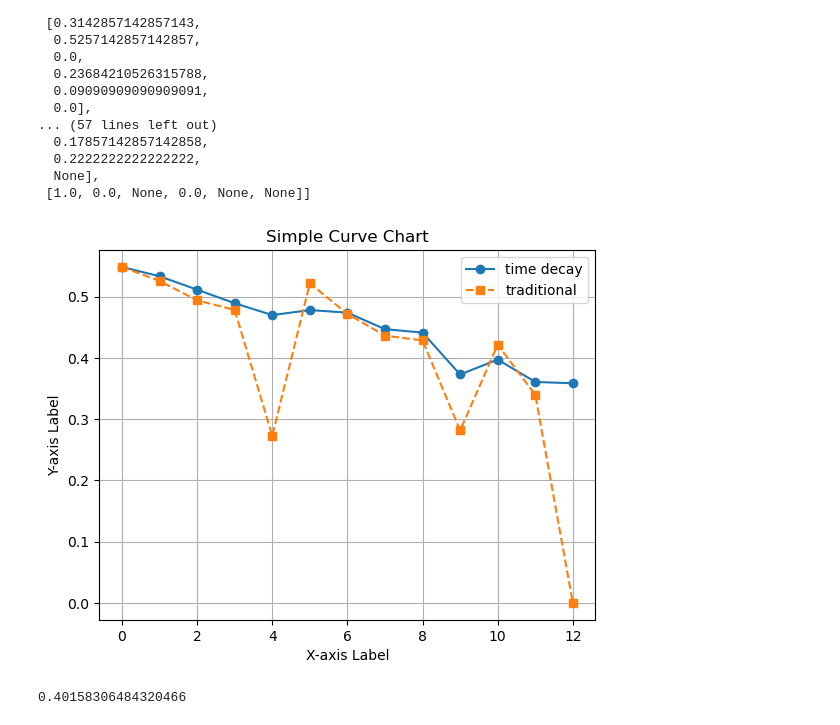
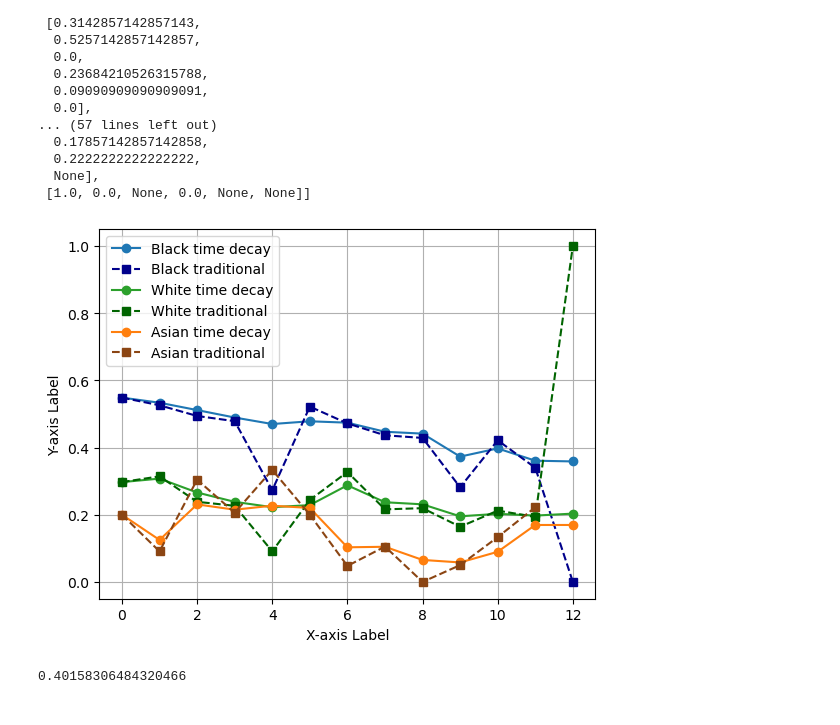
Before and after one commit to JinyangLi01/DFMonitor, a Jupyter notebook: experiments/compas/FPR/compare_w_traditional.ipynb, the cells around one changed output. Drawn from its saved outputs; the diff is of its cells as text; code cells hidden in the pictures.

```diff
--- a/experiments/compas/FPR/compare_w_traditional.ipynb
+++ b/experiments/compas/FPR/compare_w_traditional.ipynb
@@ -73,25 +73,40 @@ fpr_list1
  [1.0, 0.0, None, 0.0, None, None]]
 # %%
 # draw chart of the first and second value in all lists in fpr_list and fpr_list1
-
+# 'Caucasian' 'African-American' 'Other' 'Hispanic' 'Asian' 'Native American'
 black_time_decay = [x[1] for x in fpr_list]
 black_traditional = [x[1] for x in fpr_list1]
+white_time_decay = [x[0] for x in fpr_list]
+white_traditional = [x[0] for x in fpr_list1]
+asian_time_decay = [x[4] for x in fpr_list]
+asian_traditional = [x[4] for x in fpr_list1]
 
 x_list = np.arange(0, len(fpr_list))
+pair_colors = ['#1f77b4', '#00008b', '#2ca02c', '#006400', '#ff7f0e', '#8b4513']
+
+
 # Plot the first curve (y1_values)
-plt.plot(x_list, black_time_decay, label='time decay', linestyle='-', marker='o')
+plt.plot(x_list, black_time_decay, label='Black time decay', linestyle='-', marker='o', color=pair_colors[0])
 
 # Plot the second curve (y2_values)
-plt.plot(x_list, black_traditional, label='traditional', linestyle='--', marker='s')
+plt.plot(x_list, black_traditional, label='Black traditional', linestyle='--', marker='s', color=pair_colors[1])
+
+
+plt.plot(x_list, white_time_decay, label='White time decay', linestyle='-', marker='o', color=pair_colors[2])
+plt.plot(x_list, white_traditional, label='White traditional', linestyle='--', marker='s', color=pair_colors[3])
+
+plt.plot(x_list, asian_time_decay, label='Asian time decay', linestyle='-', marker='o', color=pair_colors[4])
+plt.plot(x_list, asian_traditional, label='Asian traditional', linestyle='--', marker='s', color=pair_colors[5])
+
 
 plt.xlabel('X-axis Label')
 plt.ylabel('Y-axis Label')
-plt.title('Simple Curve Chart')
+# plt.title('Simple Curve Chart')
 plt.grid(True)
 plt.legend()
 plt.show()
 # %% [output]
-[figure, old version]
+[figure, new version]
 # %%
 print(sum(black_traditional) / len(black_traditional))
 # %% [output]
```
Also changed, not shown: 10 other files.
